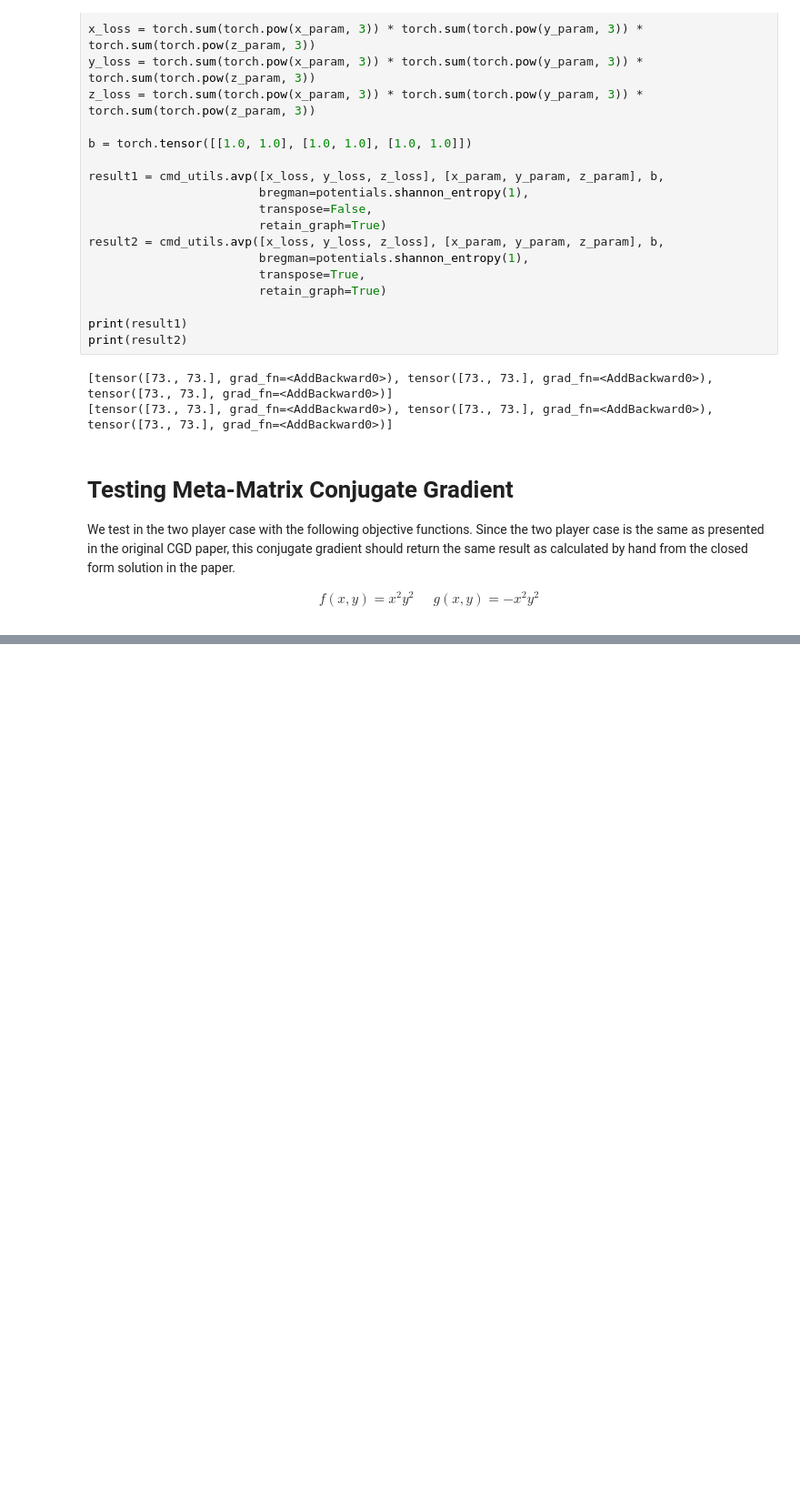
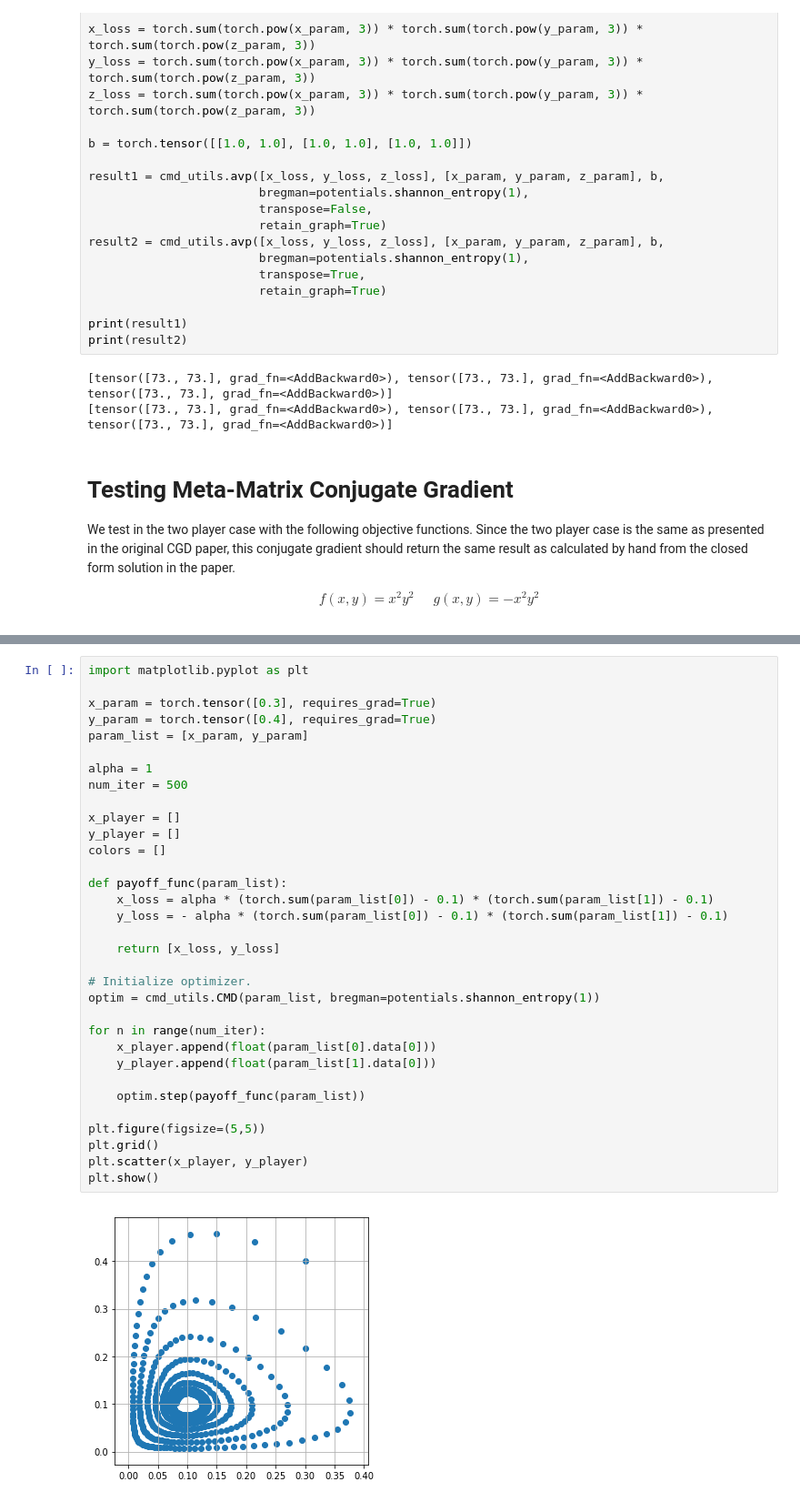
Before and after one commit to 18jeffreyma/multi_cmd, a Jupyter notebook: initial_cmw_check.ipynb, the cells around one changed output, grey strips where cells are left out. Shown at 91% size. Drawn from its saved outputs; the diff is of its cells as text; blank space fills up the shorter version.

Commit message:
added standalone optimizer for differentiable function case

```diff
--- a/initial_cmw_check.ipynb
+++ b/initial_cmw_check.ipynb
@@ -143,0 +142,35 @@ plt.show()
+# %%
+import matplotlib.pyplot as plt
+
+x_param = torch.tensor([0.3], requires_grad=True)
+y_param = torch.tensor([0.4], requires_grad=True)
+param_list = [x_param, y_param]
+
+alpha = 1
+num_iter = 500
+
+x_player = []
+y_player = []
+colors = []
+
+def payoff_func(param_list):
+    x_loss = alpha * (torch.sum(param_list[0]) - 0.1) * (torch.sum(param_list[1]) - 0.1)
+    y_loss = - alpha * (torch.sum(param_list[0]) - 0.1) * (torch.sum(param_list[1]) - 0.1)
+
+    return [x_loss, y_loss]
+
+# Initialize optimizer.
+optim = cmd_utils.CMD(param_list, bregman=potentials.shannon_entropy(1))
+
+for n in range(num_iter):
+    x_player.append(float(param_list[0].data[0]))
+    y_player.append(float(param_list[1].data[0]))
+
+    optim.step(payoff_func(param_list))
+
+plt.figure(figsize=(5,5))
+plt.grid()
+plt.scatter(x_player, y_player)
+plt.show()
+# %% [output]
+[figure, added]
```
Also changed, not shown: parts of 2 cells of this notebook, 6 other files.
